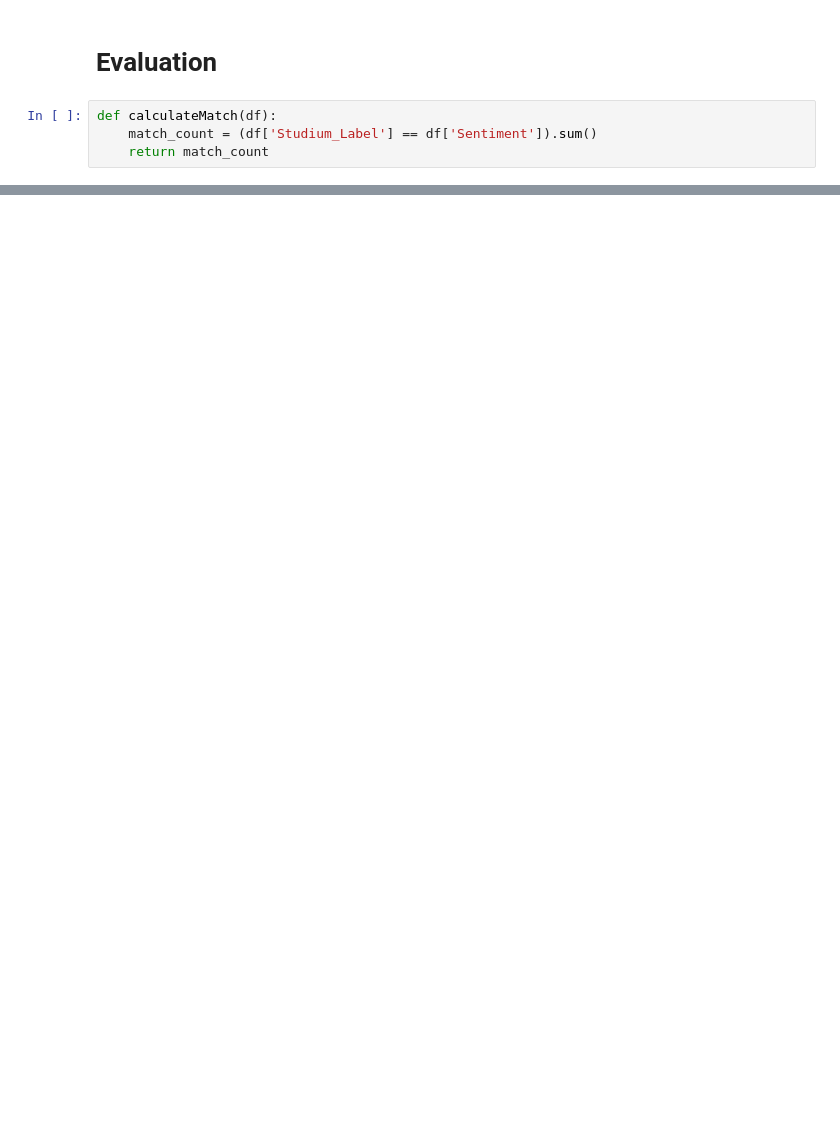
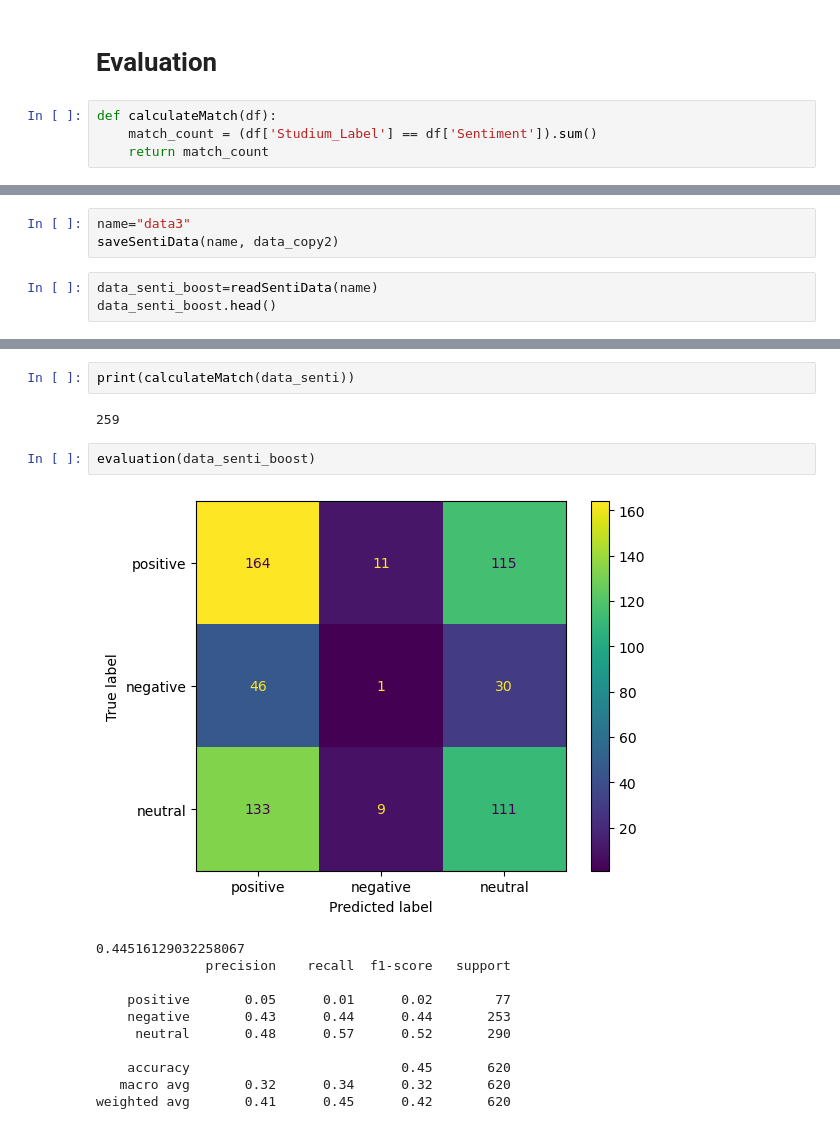
Before and after one commit to FabianDus1002/Data-Mining-Team9, a Jupyter notebook: models/stanza.ipynb, the cells around one changed output, grey strips where cells are left out. Cells and saved outputs as stored; diff of their text form; blank space fills up the shorter version.

```diff
--- a/models/stanza.ipynb
+++ b/models/stanza.ipynb
@@ -261,0 +361,6 @@ weighted avg       0.38      0.42      0.38       620
+# %%
+name="data3"
+saveSentiData(name, data_copy2)
+# %%
+data_senti_boost=readSentiData(name)
+data_senti_boost.head()
@@ -261,0 +374,18 @@ weighted avg       0.38      0.42      0.38       620
+# %%
+print(calculateMatch(data_senti))
+# %% [output]
+259
+# %%
+evaluation(data_senti_boost)
+# %% [output]
+[figure, added]
+0.44516129032258067
+              precision    recall  f1-score   support
+
+    positive       0.05      0.01      0.02        77
+    negative       0.43      0.44      0.44       253
+     neutral       0.48      0.57      0.52       290
+
+    accuracy                           0.45       620
+   macro avg       0.32      0.34      0.32       620
+weighted avg       0.41      0.45      0.42       620
```
Also changed, not shown: parts of 40 cells of this notebook, 1 other file.
